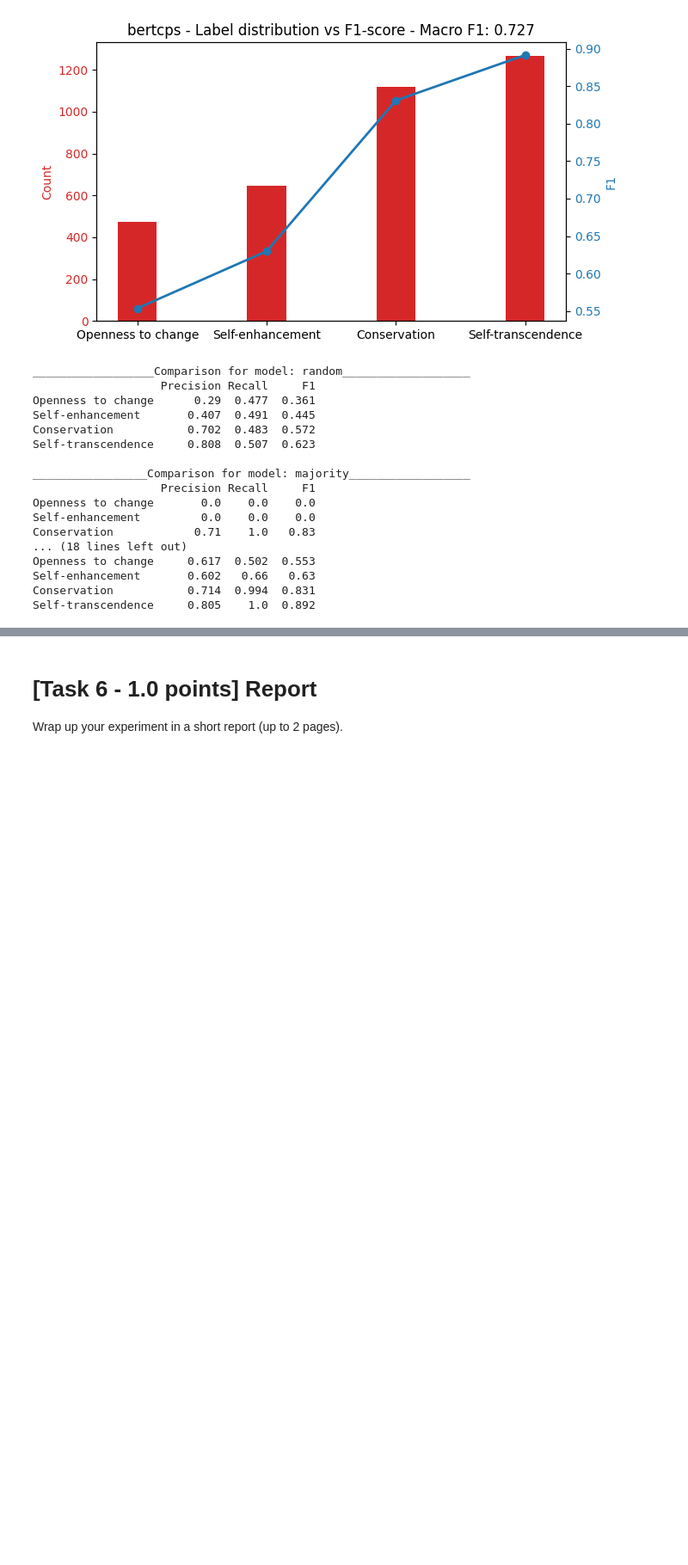
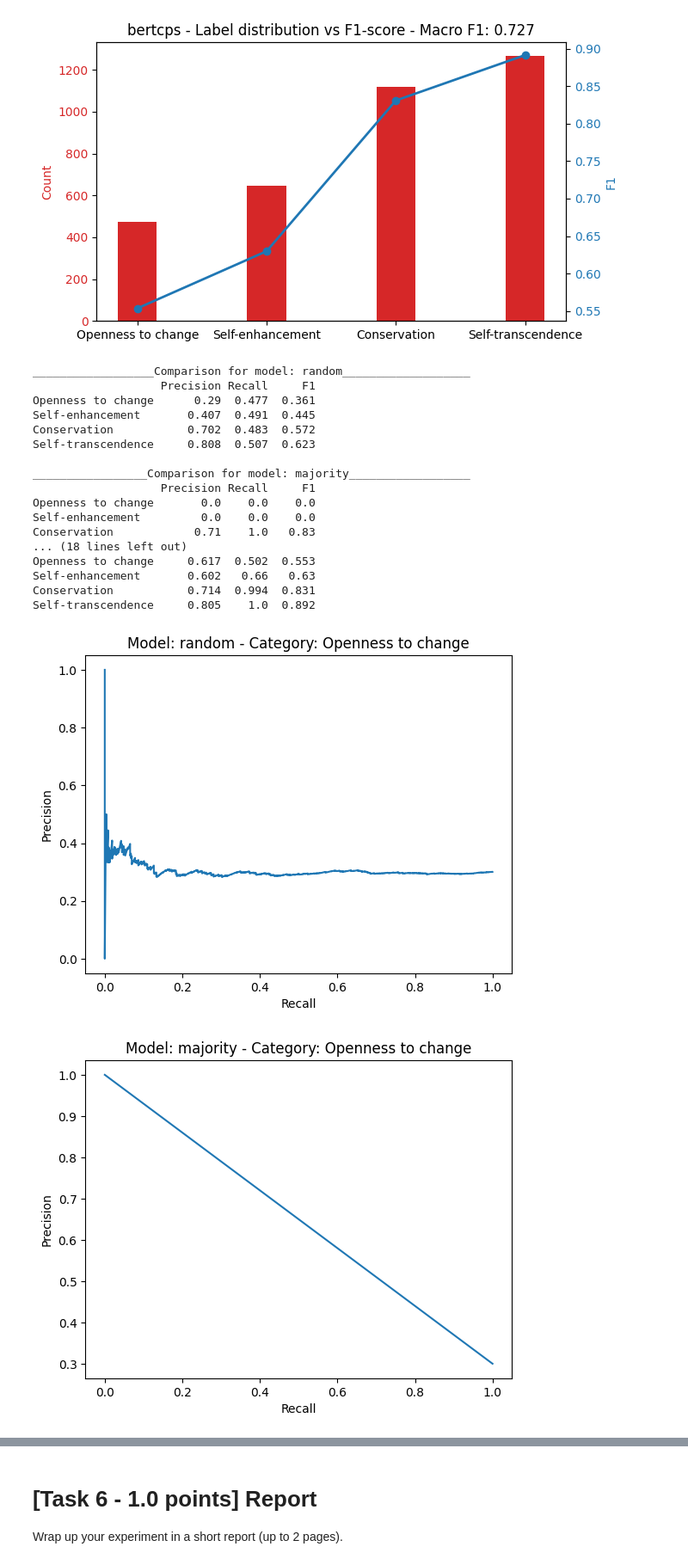
Before and after one commit to AndreaZecca/NLP-assignments, a Jupyter notebook: Assignment-2/Assignment2.ipynb, the cells around one changed output, grey strips where cells are left out. Shown at 86% size. Drawn from its saved outputs; the diff is of its cells as text; code cells hidden in the pictures; blank space fills up the shorter version.

Commit message:
Refactoring + Precision-recall curve

````diff
--- a/Assignment-2/Assignment2.ipynb
+++ b/Assignment-2/Assignment2.ipynb
@@ -378,6 +464,9 @@ class ModuleWrapper:
         return self.module(*args, **kwargs)
 # %%
 class BERTC(nn.Module):
+    """
+        First Model based on BERT which takes in input only the conclusion
+    """
     def __init__(self, tokenizer, base_model, base_model_size, hidden_size, num_classes=4, dropout_rate=0.2, device='cuda'):
         super().__init__()
         self.tokenizer = tokenizer
@@ -392,12 +481,11 @@ class BERTC(nn.Module):
 
     def encode(self, text):
         encoded_inputs = self.tokenizer(text, return_tensors='pt', padding=True).to(self.device)
-        # print(encoded_inputs['attention_mask'])
         attention_mask = encoded_inputs['attention_mask'].unsqueeze(-1)
         # attention_mask now is [B, L, 1]
 
+        model_output = self.base_model(**encoded_inputs)['last_hidden_state']
         # model_output is [B, L, D]
-        model_output = self.base_model(**encoded_inputs)['last_hidden_state']
 
         pooled_output = (attention_mask * model_output).sum(axis=1) / attention_mask.sum(axis=1)
 
@@ -414,6 +502,9 @@ class BERTC(nn.Module):
         return torch.stack(outputs, dim=1)
 # %%
 class BERTCP(BERTC):
+    """
+        Second Model based on BERT which takes in input the conclusion and the premise
+    """
     def __init__(self, tokenizer, base_model, base_model_size, hidden_size, num_classes=4, dropout_rate=0.2, device='cuda'):
         super().__init__(tokenizer, base_model, base_model_size, hidden_size, num_classes=num_classes, dropout_rate=dropout_rate, device=device)
 
@@ -431,6 +522,9 @@ class BERTCP(BERTC):
         return torch.stack(outputs, dim=1)
 # %%
 class BERTCPS(BERTC):
+    """
+        Third Model based on BERT which takes in input the conclusion, the premise and the stance
+    """
     def __init__(self, tokenizer, base_model, base_model_size, hidden_size, num_classes=4, dropout_rate=0.2, device='cuda'):
         super().__init__(tokenizer, base_model, base_model_size, hidden_size, num_classes=num_classes, dropout_rate=dropout_rate, device=device)
 
@@ -602,11 +577,11 @@ You then average per-category scores.
 Average F1: ~0.48
 ```
 # %%
-from sklearn.metrics import f1_score, precision_score, recall_score, precision_recall_curve
-import numpy as np
-import matplotlib.pyplot as plt
-
 def evaluate(model, loader, verbose=True):
+    """
+        Evaluation function given the model and the validation set.
+        Computes and return the f1 scores for each category, the macro f1 score and all the predictions
+    """
     model.eval()
     with torch.no_grad():
         all_outputs = []
@@ -895,3 +932,19 @@ Openness to change     0.617  0.502  0.553
 Self-enhancement       0.602   0.66   0.63
 Conservation           0.714  0.994  0.831
 Self-transcendence     0.805    1.0  0.892
+# %%
+# computing precision-recall curve for each model on category with the lowest f1-score
+for model_name in list(results.keys()):
+    model_results_all = results[model_name]
+    model_results_best = model_results_all[np.argmax([x['macro_f1'] for x in model_results_all])]
+    most_misclassified_category_index = np.argmin(model_results_best['f1s'])
+    most_misclassified_category = TOUCHE_VALUES[most_misclassified_category_index]
+    precision, recall, _ = precision_recall_curve(model_results_best['all_labels'][:, most_misclassified_category_index], model_results_best['all_outputs'][:, most_misclassified_category_index])
+    plt.plot(recall, precision)
+    plt.xlabel('Recall')
+    plt.ylabel('Precision')
+    plt.title(f'Model: {model_name} - Category: {most_misclassified_category}')
+    plt.show()
+# %% [output]
+[figure, added]
+[figure, added]
````
Also changed, not shown: parts of 32 cells of this notebook.
